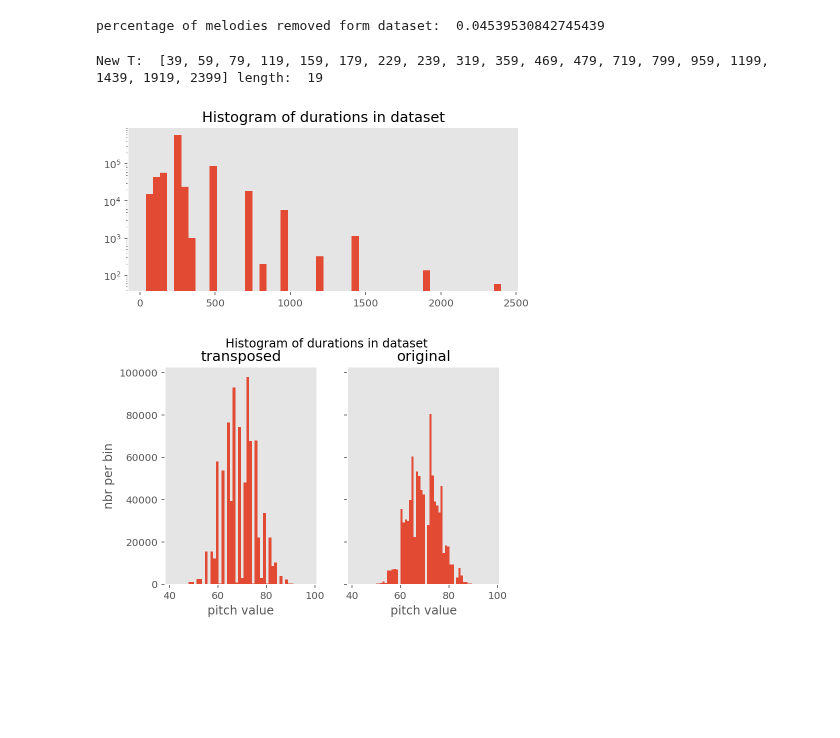
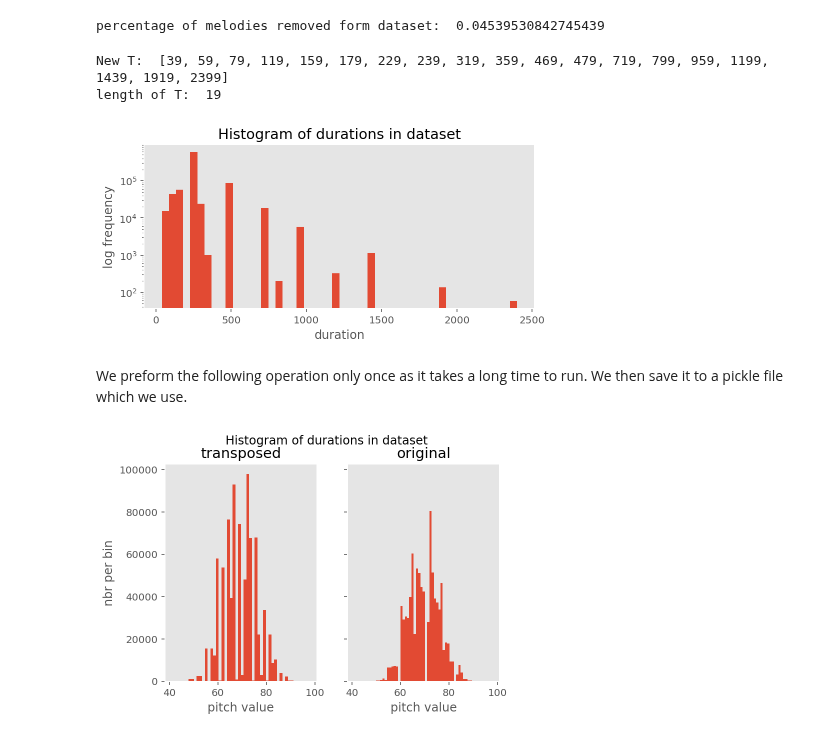
Before and after one commit to lguillain/Artificial-Neural-Networks, a Jupyter notebook: miniproject2/miniproject2_Leonore.ipynb, the cells around one changed output. Saved outputs shown, nothing was run; the diff lists cells and outputs as text; code cells hidden in the pictures; blank space fills up the shorter version.

```diff
--- a/miniproject2/miniproject2_Leonore.ipynb
+++ b/miniproject2/miniproject2_Leonore.ipynb
@@ -434,21 +439,24 @@ for key in new_dataset.keys():
     set_T = set_T.union(set(new_dataset[key]['T']))
 
 new_T = sorted(list(set_T))
-print('New T: ', new_T, 'length: ', len(new_T))
+print('New T: ', new_T, '\nlength of T: ', len(new_T))
 # %% [output]
-New T:  [39, 59, 79, 119, 159, 179, 229, 239, 319, 359, 469, 479, 719, 799, 959, 1199, 1439, 1919, 2399] length:  19
+New T:  [39, 59, 79, 119, 159, 179, 229, 239, 319, 359, 469, 479, 719, 799, 959, 1199, 1439, 1919, 2399]
+length of T:  19
 # %%
 melodies = [new_dataset[i]['T'] for i in new_dataset.keys()]
 time_values = sum(melodies, []) #sum just does flatmap over list of lists
 
 #Rare event suppression
 plt.figure(figsize=(7,3))
 plt.hist(time_values, bins=50)
 plt.title('Histogram of durations in dataset')
+plt.ylabel('log frequency')
+plt.xlabel('duration')
 plt.yscale('log')
 plt.show()
 # %% [output]
-[figure, old version]
+[figure, new version]
 # %%
 def transposeDataset(dataset):
     transposed_dataset = {}
@@ -468,4 +476,6 @@ def transposeDataset(dataset):
         if j%400 == 0:
             print(j)
     return transposed_dataset
+# %% [markdown]
+We preform the following operation only once as it takes a long time to run. We then save it to a pickle file which we use.
 # %%
```
Also changed, not shown: parts of 24 cells of this notebook.
